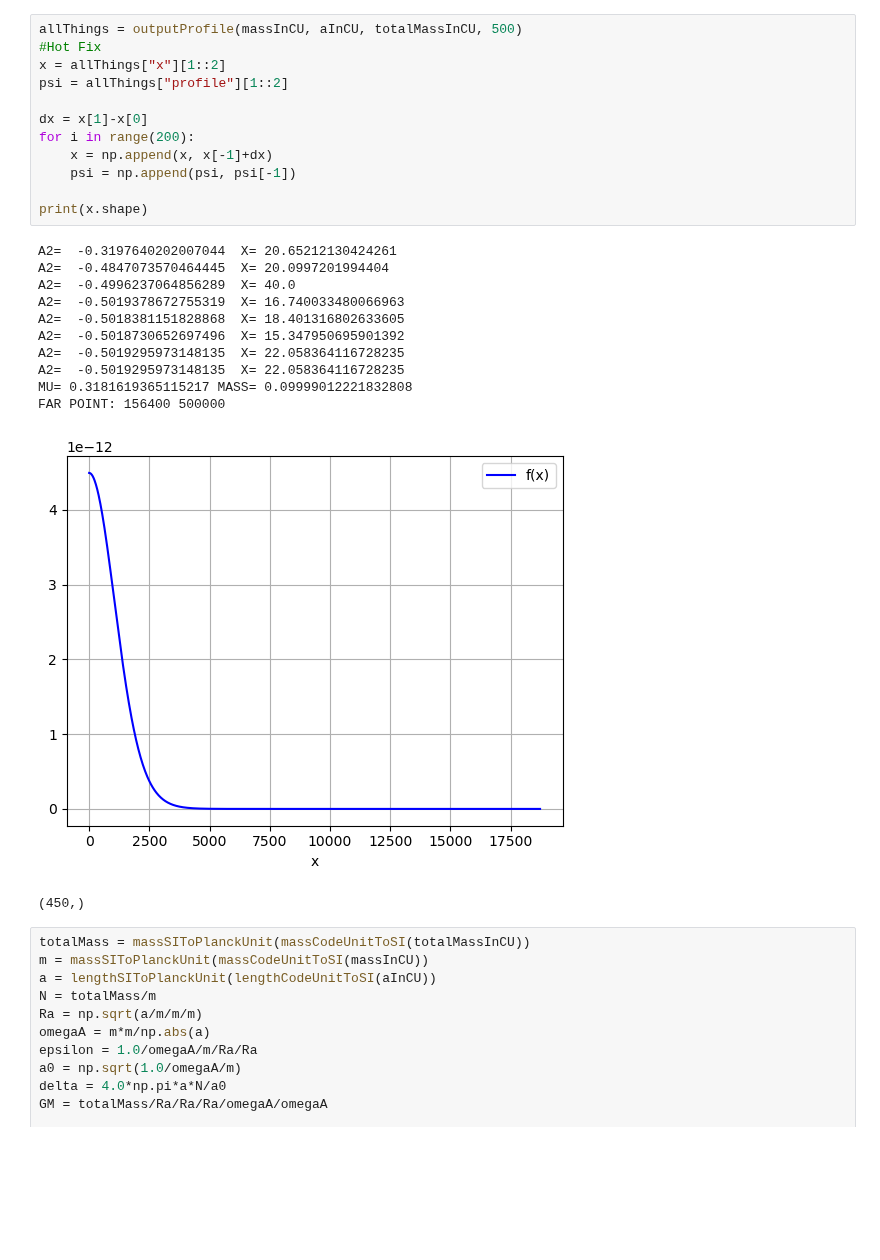
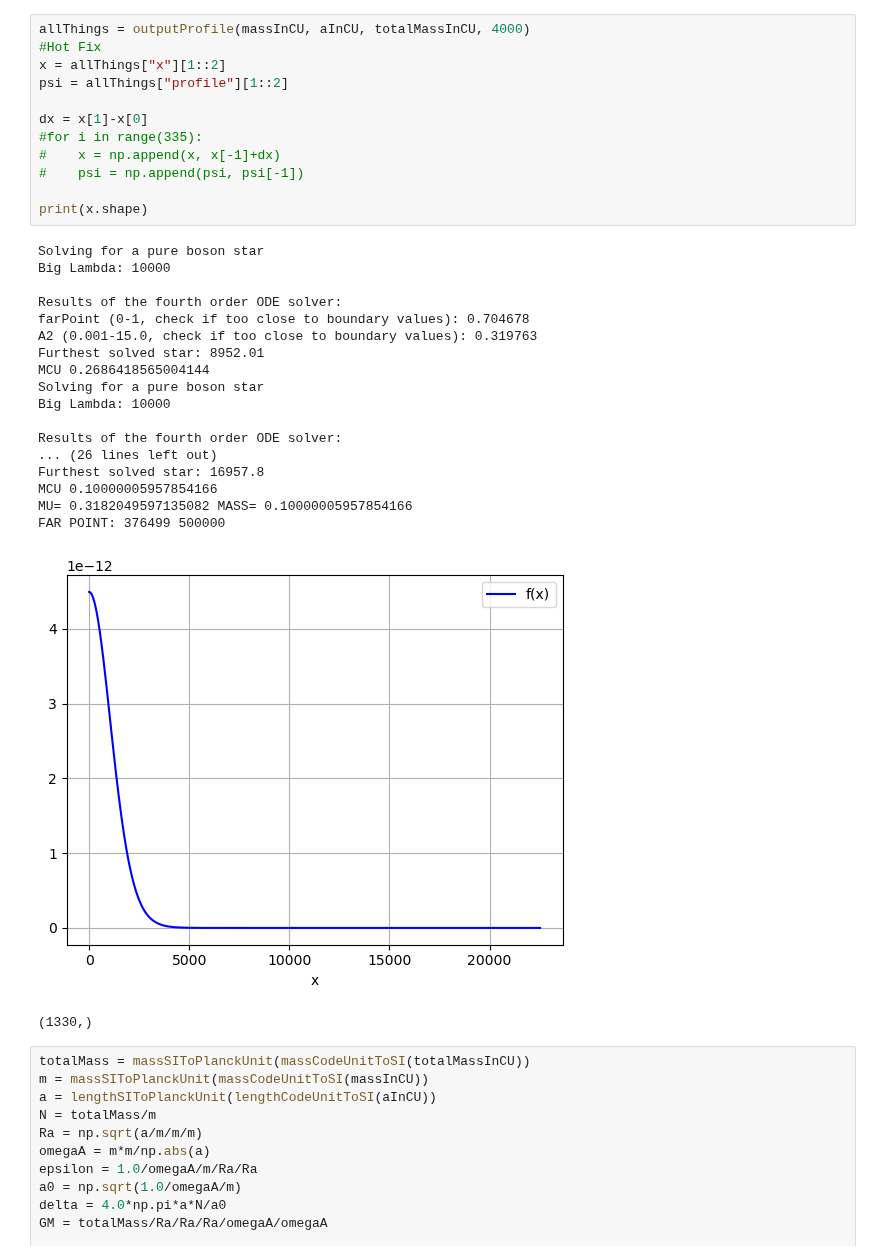
Before and after one commit to bkklee/BosonStar, a Jupyter notebook: Crank-Nicolson_v4.ipynb, the cells around one changed output. Cells and saved outputs as stored; diff of their text form; blank space fills up the shorter version.

```diff
--- a/Crank-Nicolson_v4.ipynb
+++ b/Crank-Nicolson_v4.ipynb
@@ -17,28 +17,35 @@ bigT = 20000
 # %%
-allThings = outputProfile(massInCU, aInCU, totalMassInCU, 500)
+allThings = outputProfile(massInCU, aInCU, totalMassInCU, 4000)
 #Hot Fix
 x = allThings["x"][1::2]
 psi = allThings["profile"][1::2]
 
 dx = x[1]-x[0]
-for i in range(200):
-    x = np.append(x, x[-1]+dx)
-    psi = np.append(psi, psi[-1])
+#for i in range(335):
+#    x = np.append(x, x[-1]+dx)
+#    psi = np.append(psi, psi[-1])
 
 print(x.shape)
 # %% [output]
-A2=  -0.3197640202007044  X= 20.65212130424261
-A2=  -0.4847073570464445  X= 20.0997201994404
-A2=  -0.4996237064856289  X= 40.0
-A2=  -0.5019378672755319  X= 16.740033480066963
-A2=  -0.5018381151828868  X= 18.401316802633605
-A2=  -0.5018730652697496  X= 15.347950695901392
-A2=  -0.5019295973148135  X= 22.058364116728235
-A2=  -0.5019295973148135  X= 22.058364116728235
-MU= 0.3181619365115217 MASS= 0.09999012221832808
-FAR POINT: 156400 500000
+Solving for a pure boson star
+Big Lambda: 10000
+
+Results of the fourth order ODE solver:
+farPoint (0-1, check if too close to boundary values): 0.704678
+A2 (0.001-15.0, check if too close to boundary values): 0.319763
+Furthest solved star: 8952.01
+MCU 0.2686418565004144
+Solving for a pure boson star
+Big Lambda: 10000
+
+Results of the fourth order ODE solver:
+... (26 lines left out)
+Furthest solved star: 16957.8
+MCU 0.10000005957854166
+MU= 0.3182049597135082 MASS= 0.10000005957854166
+FAR POINT: 376499 500000
-[figure, old version]
+[figure, new version]
-(450,)
+(1330,)
 # %%
 totalMass = massSIToPlanckUnit(massCodeUnitToSI(totalMassInCU))
 m = massSIToPlanckUnit(massCodeUnitToSI(massInCU))
```
Also changed, not shown: parts of 9 cells of this notebook, 9 other files.
